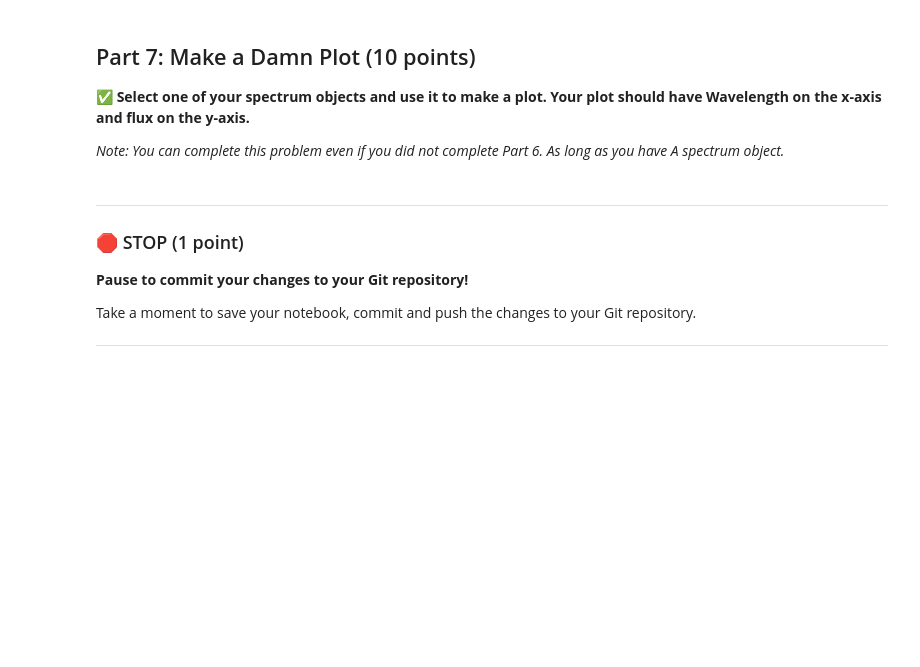
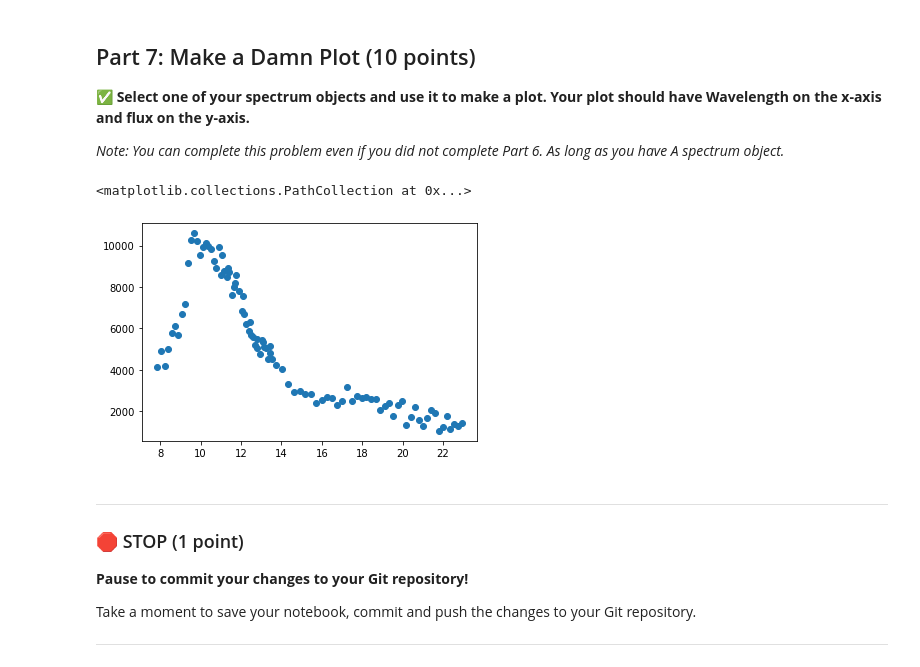
Before and after one commit to murra313/CMSE202-s23-turnin, a Jupyter notebook: midterm/CMSE202_Midterm_Sect02_STUDENT.ipynb, the cells around one changed output. Cells and saved outputs as stored; diff of their text form; code cells hidden in the pictures; blank space fills up the shorter version.

```diff
--- a/midterm/CMSE202_Midterm_Sect02_STUDENT.ipynb
+++ b/midterm/CMSE202_Midterm_Sect02_STUDENT.ipynb
@@ -249,7 +269,12 @@ Take a moment to save your notebook, commit  and push the changes to your Git re
 
 *Note: You can complete this problem even if you did not complete Part 6. As long as you have A spectrum object.*
 # %%
-#Write your code here
+import matplotlib.pyplot as plt
+
+plt.scatter(wavelength_values['12043-6225'], flux_values['12043-6225'])
+# %% [output]
+<matplotlib.collections.PathCollection at 0x...>
+[figure, added]
 # %% [markdown]
 ---
 ### &#128721; STOP (1 point)
```
Also changed, not shown: parts of 6 cells of this notebook.
